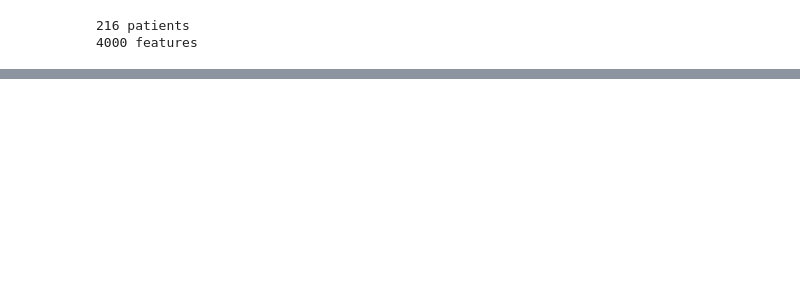
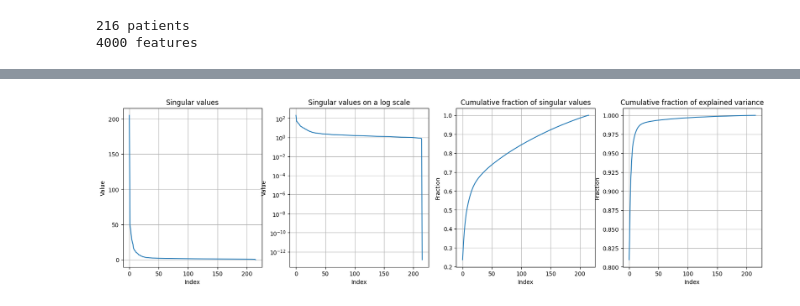
Before and after one commit to andreac01/NAML, a Jupyter notebook: pastExams/2023-01-20/2023-01-20_exam.ipynb, the cells around one changed output, grey strips where cells are left out. Drawn from its saved outputs; the diff is of its cells as text; code cells hidden in the pictures; blank space fills up the shorter version.

```diff
--- a/pastExams/2023-01-20/2023-01-20_exam.ipynb
+++ b/pastExams/2023-01-20/2023-01-20_exam.ipynb
@@ -370,0 +97,45 @@ where λ ≈ 1.0507 and α ≈ 1.75814. (Hint: consider the case σ → 0 using
+# %%
+# center the data
+A_centered = A - np.mean(A, axis=1)[:, None]
+
+# Note: I don't standardize the date because all the features are representing
+# the concentration of a protein in the blood, so they are already on the same scale
+
+# perform SVD
+
+U, s, VT = np.linalg.svd(A_centered, full_matrices=False) # full_matrices=False for faster computation
+
+
+fig, ax = plt.subplots(1, 4, figsize=(20, 5))
+# plot the singular values
+ax[0].plot(s)
+ax[0].set_title('Singular values')
+ax[0].set_xlabel('Index')
+ax[0].set_ylabel('Value')
+ax[0].grid()
+
+# not required but can be meaningful
+# plot the singular values on a log scale
+ax[1].semilogy(s)
+ax[1].set_title('Singular values on a log scale')
+ax[1].set_xlabel('Index')
+ax[1].set_ylabel('Value')
+ax[1].grid()
+
+# not required but can be meaningful
+# plot the cumulative fraction of singular values
+ax[2].plot(np.cumsum(s) / np.sum(s))
+ax[2].set_title('Cumulative fraction of singular values')
+ax[2].set_xlabel('Index')
+ax[2].set_ylabel('Fraction')
+ax[2].grid()
+
+# not required but can be meaningful
+# plot the cumulative fraction of explained variance
+ax[3].plot(np.cumsum(s ** 2) / np.sum(s ** 2))
+ax[3].set_title('Cumulative fraction of explained variance')
+ax[3].set_xlabel('Index')
+ax[3].set_ylabel('Fraction')
+ax[3].grid()
+# %% [output]
+[figure, added]
```
Also changed, not shown: parts of 47 cells of this notebook.
